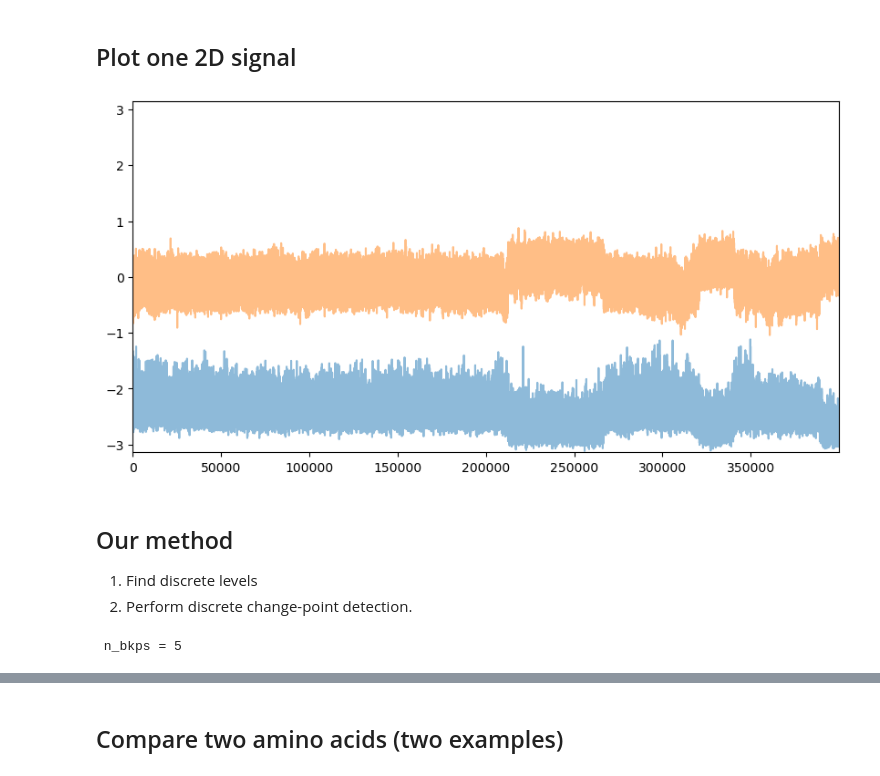
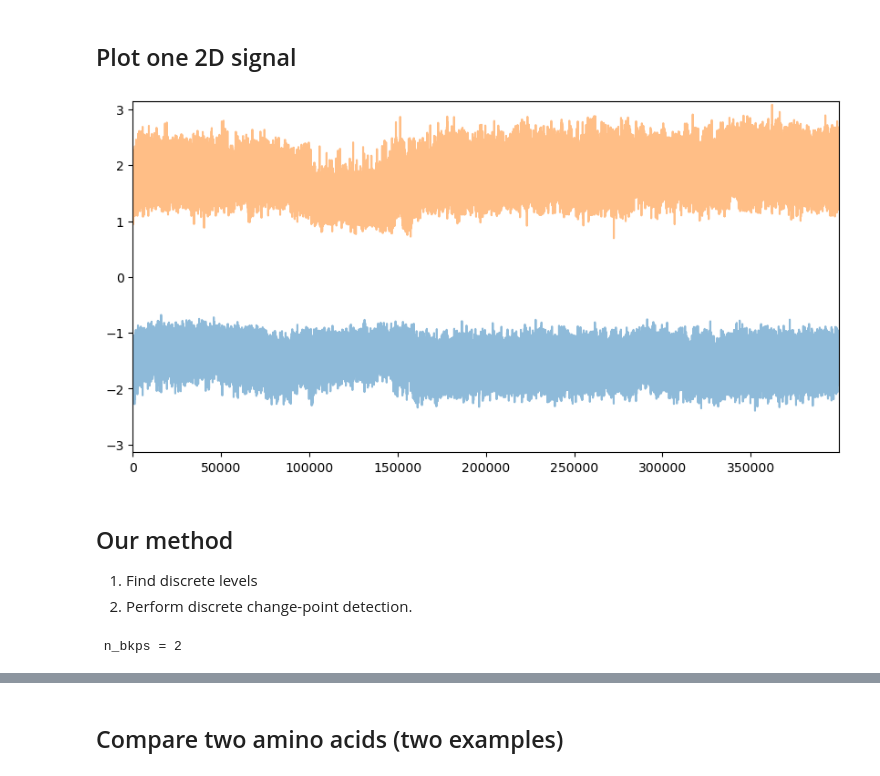
Before and after one commit to deepcharles/circruptures, a Jupyter notebook: notebooks/cpd.ipynb, the cells around one changed output, grey strips where cells are left out. Drawn from its saved outputs; the diff is of its cells as text; code cells hidden in the pictures.

```diff
--- a/notebooks/cpd.ipynb
+++ b/notebooks/cpd.ipynb
@@ -79,21 +81,21 @@ with open(filename, "r") as f:
 # %%
 amino_acid = 161  # zero-based, contrary to the website
 amino_acid = 71
 amino_acid = 67
 amino_acid = 160
 amino_acid = 34
 amino_acid = 35
 amino_acid = 628
 amino_acid = 393
-amino_acid = 240
-amino_acid = 412
+amino_acid = 44
+amino_acid = 356 - 1
 signal = all_signals[amino_acid]  # shape (n_samples, 2)
 fig, ax = plt.subplots(figsize=(10, 5))
 ax.plot(signal, alpha=0.5)
 ax.set_xmargin(0)
 _ = ax.set_ylim(-np.pi, np.pi)
 # %% [output]
-[figure, old version]
+[figure, new version]
 # %% [markdown]
 ## Our method
 
@@ -102,10 +104,10 @@ _ = ax.set_ylim(-np.pi, np.pi)
 # %%
 # 2. Perform discrete change-point detection.
 n_samples = signal.shape[0]
-bkps = all_bkps[amino_acid]
+bkps = np.array(all_bkps[amino_acid])
 n_bkps = len(bkps) - 1
 print(f"{ n_bkps = }")
 # %% [output]
- n_bkps = 5
+ n_bkps = 2
 # %%
 # # in case you want to recompute the change points
```
Also changed, not shown: parts of 12 cells of this notebook, 8 other files.
